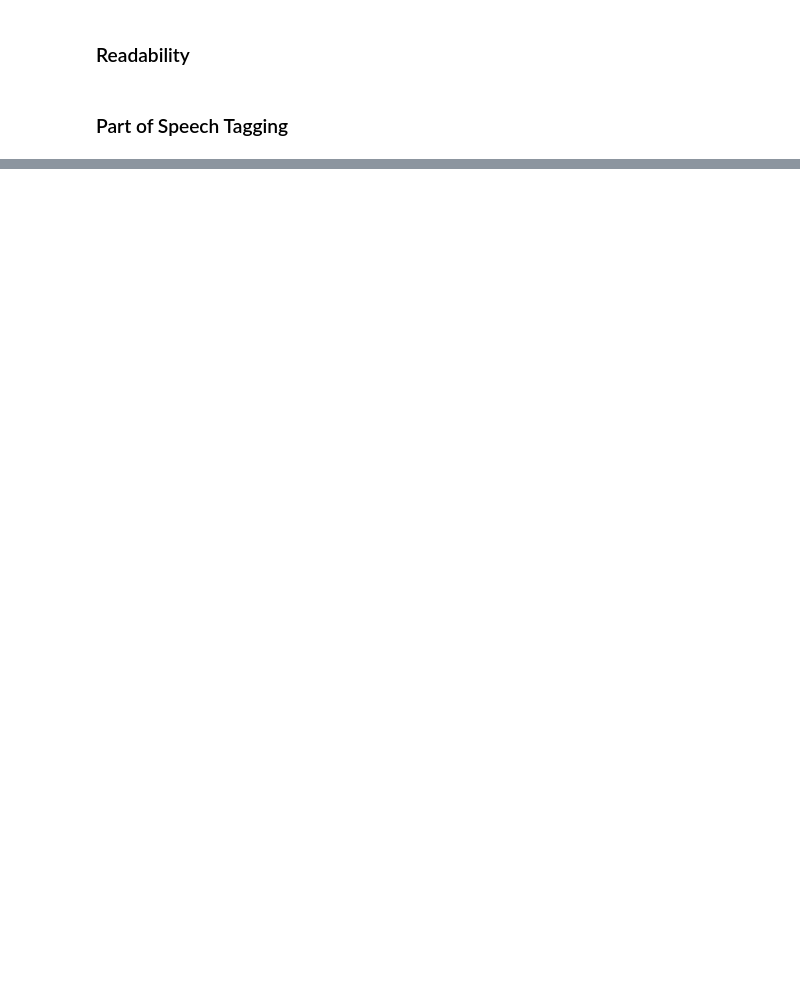
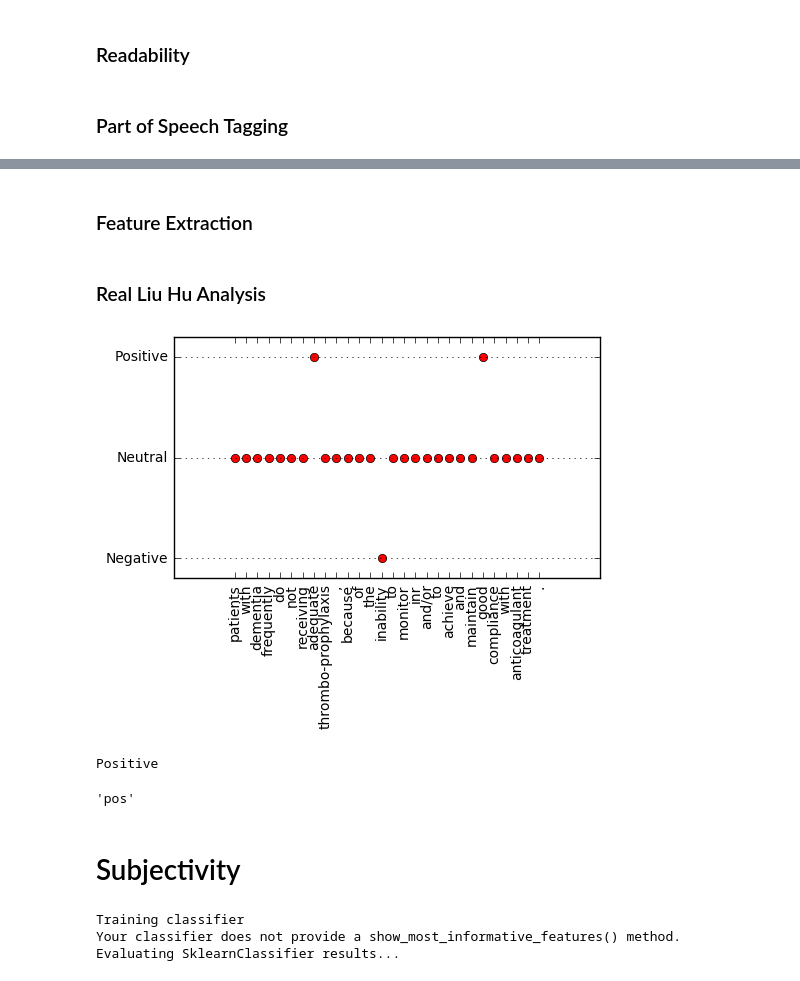
Before and after one commit to wdfox/ConfidenceScanner, a Jupyter notebook: notebooks/WillsExplorations.ipynb, the cells around one changed output, grey strips where cells are left out. Cells and saved outputs as stored; diff of their text form; code cells hidden in the pictures; blank space fills up the shorter version.

Commit message:
Additions regarding sentiment and subjectivity in NLTK

```diff
--- a/notebooks/WillsExplorations.ipynb
+++ b/notebooks/WillsExplorations.ipynb
@@ -161,0 +307,2 @@ total = len(all_paper_words)
+# %% [markdown]
+### Feature Extraction
@@ -161,0 +356,2 @@ total = len(all_paper_words)
+# %% [markdown]
+### Real Liu Hu Analysis
@@ -161,0 +402,8 @@ total = len(all_paper_words)
+# %%
+liu_hu_lexicon(paper_dat[0].sentences[1], True)
+# %% [output]
+[figure, added]
+Positive
+'pos'
+# %% [markdown]
+# Subjectivity
@@ -161,0 +490,7 @@ total = len(all_paper_words)
+# %%
+svm = SklearnClassifier(LinearSVC()).train
+sa = demo_subjectivity(svm)
+# %% [output]
+Training classifier
+Your classifier does not provide a show_most_informative_features() method.
+Evaluating SklearnClassifier results...
```
Also changed, not shown: parts of 21 cells of this notebook.
